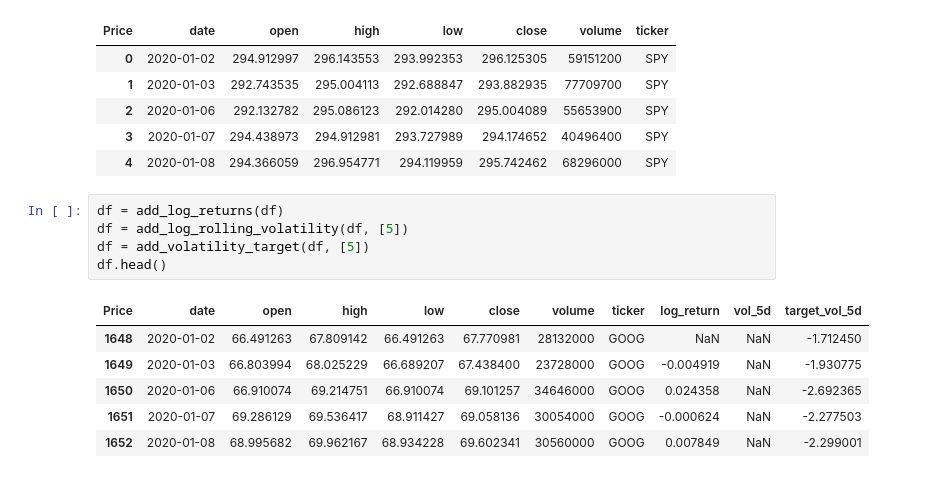
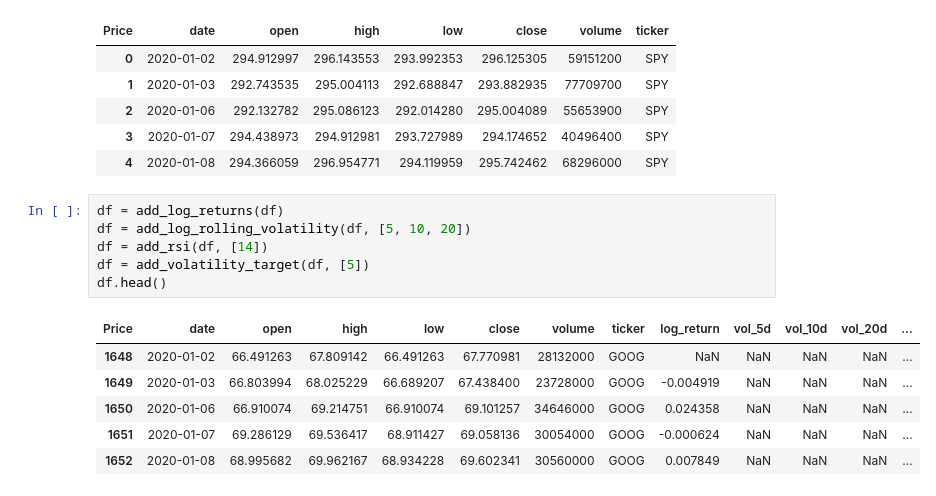
Before and after one commit to vaxope/Simple-Quantative-Model-Project, a Jupyter notebook: notebooks/03_baseline_models.ipynb, the cells around one changed output. Saved outputs shown, nothing was run; the diff lists cells and outputs as text.

```diff
--- a/notebooks/03_baseline_models.ipynb
+++ b/notebooks/03_baseline_models.ipynb
@@ -22,14 +23,15 @@ df.head()
 | 4 | 2020-01-08 | 294.366059 | 296.954771 | 294.119959 | 295.742462 | 68296000 | SPY |
 # %%
 df = add_log_returns(df)
-df = add_log_rolling_volatility(df, [5])
+df = add_log_rolling_volatility(df, [5, 10, 20])
+df = add_rsi(df, [14])
 df = add_volatility_target(df, [5])
 df.head()
 # %% [output]
-| Price | date | open | high | low | close | volume | ticker | log_return | vol_5d | target_vol_5d |
-| 1648 | 2020-01-02 | 66.491263 | 67.809142 | 66.491263 | 67.770981 | 28132000 | GOOG | NaN | NaN | -1.712450 |
-| 1649 | 2020-01-03 | 66.803994 | 68.025229 | 66.689207 | 67.438400 | 23728000 | GOOG | -0.004919 | NaN | -1.930775 |
-| 1650 | 2020-01-06 | 66.910074 | 69.214751 | 66.910074 | 69.101257 | 34646000 | GOOG | 0.024358 | NaN | -2.692365 |
-| 1651 | 2020-01-07 | 69.286129 | 69.536417 | 68.911427 | 69.058136 | 30054000 | GOOG | -0.000624 | NaN | -2.277503 |
-| 1652 | 2020-01-08 | 68.995682 | 69.962167 | 68.934228 | 69.602341 | 30560000 | GOOG | 0.007849 | NaN | -2.299001 |
+| Price | date | open | high | low | close | volume | ticker | log_return | vol_5d | vol_10d | vol_20d | ... |
+| 1648 | 2020-01-02 | 66.491263 | 67.809142 | 66.491263 | 67.770981 | 28132000 | GOOG | NaN | NaN | NaN | NaN | ... |
+| 1649 | 2020-01-03 | 66.803994 | 68.025229 | 66.689207 | 67.438400 | 23728000 | GOOG | -0.004919 | NaN | NaN | NaN | ... |
+| 1650 | 2020-01-06 | 66.910074 | 69.214751 | 66.910074 | 69.101257 | 34646000 | GOOG | 0.024358 | NaN | NaN | NaN | ... |
+| 1651 | 2020-01-07 | 69.286129 | 69.536417 | 68.911427 | 69.058136 | 30054000 | GOOG | -0.000624 | NaN | NaN | NaN | ... |
+| 1652 | 2020-01-08 | 68.995682 | 69.962167 | 68.934228 | 69.602341 | 30560000 | GOOG | 0.007849 | NaN | NaN | NaN | ... |
 # %%
```
Also changed, not shown: parts of 3 cells of this notebook, 1 other file.
